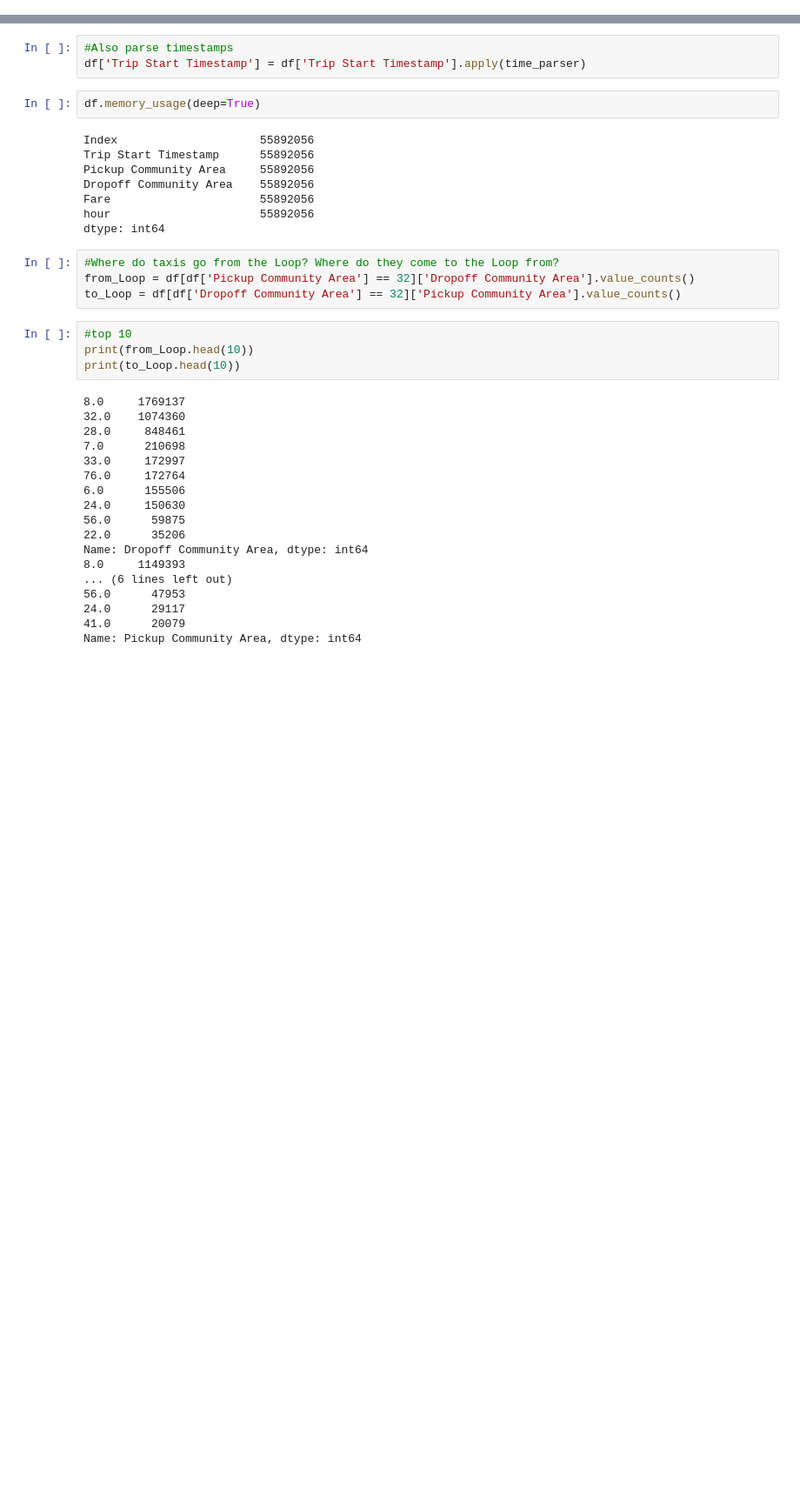
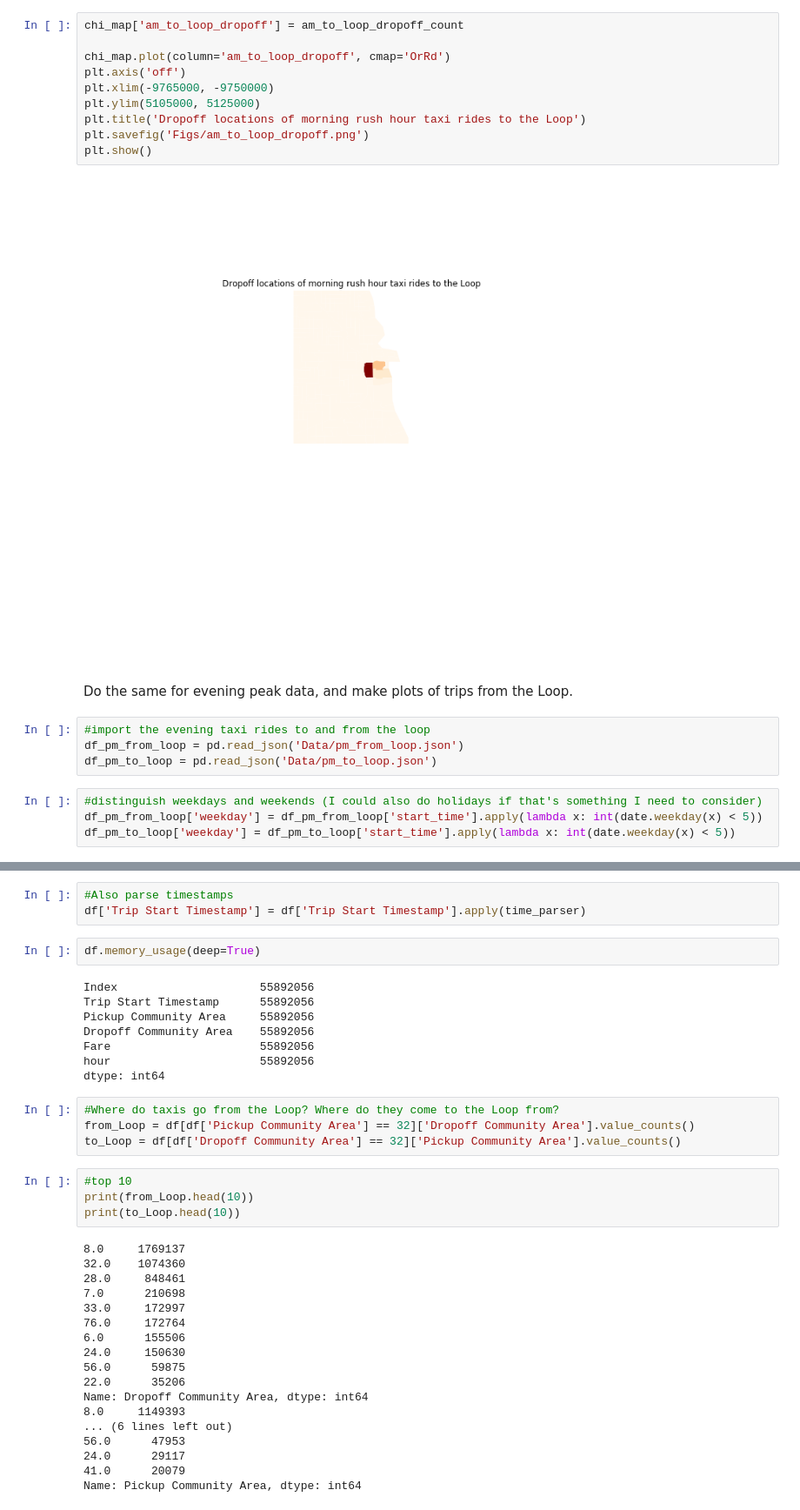
Before and after one commit to Inoueian/chicago-taxi, a Jupyter notebook: chicago-taxi_loop.ipynb, the cells around one changed output, grey strips where cells are left out. Shown: that part at 87% size. Drawn from its saved outputs; the diff is of its cells as text; blank space fills up the shorter version.

```diff
--- a/chicago-taxi_loop.ipynb
+++ b/chicago-taxi_loop.ipynb
@@ -92,0 +151,22 @@ df['Fare'] = df['Fare'].apply(fare_converter)
+# %%
+chi_map['am_to_loop_dropoff'] = am_to_loop_dropoff_count
+
+chi_map.plot(column='am_to_loop_dropoff', cmap='OrRd')
+plt.axis('off')
+plt.xlim(-9765000, -9750000)
+plt.ylim(5105000, 5125000)
+plt.title('Dropoff locations of morning rush hour taxi rides to the Loop')
+plt.savefig('Figs/am_to_loop_dropoff.png')
+plt.show()
+# %% [output]
+[figure, added]
+# %% [markdown]
+Do the same for evening peak data, and make plots of trips from the Loop.
+# %%
+#import the evening taxi rides to and from the loop
+df_pm_from_loop = pd.read_json('Data/pm_from_loop.json')
+df_pm_to_loop = pd.read_json('Data/pm_to_loop.json')
+# %%
+#distinguish weekdays and weekends (I could also do holidays if that's something I need to consider)
+df_pm_from_loop['weekday'] = df_pm_from_loop['start_time'].apply(lambda x: int(date.weekday(x) < 5))
+df_pm_to_loop['weekday'] = df_pm_to_loop['start_time'].apply(lambda x: int(date.weekday(x) < 5))
```
Also changed, not shown: parts of 33 cells of this notebook, 4 other files.
